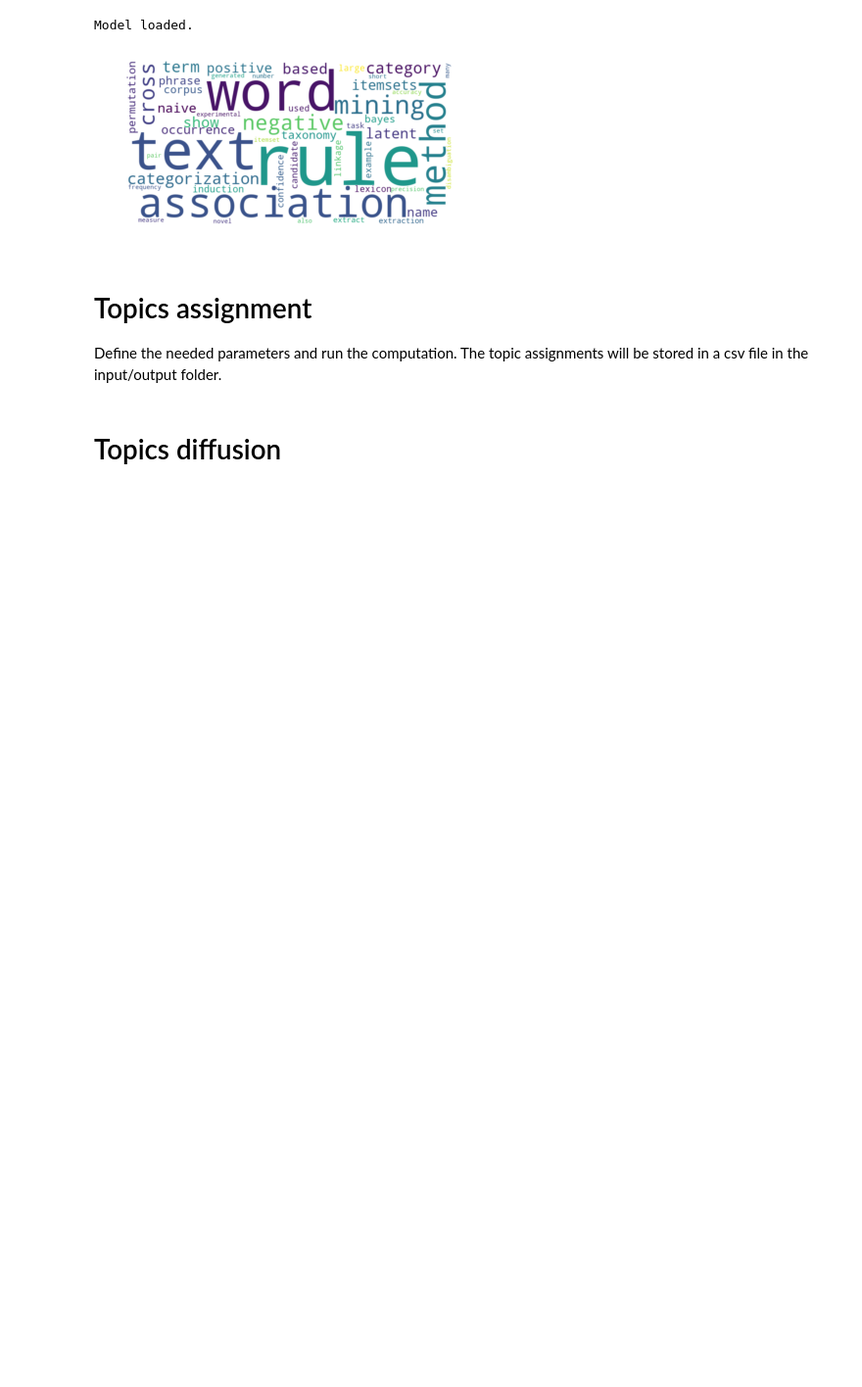
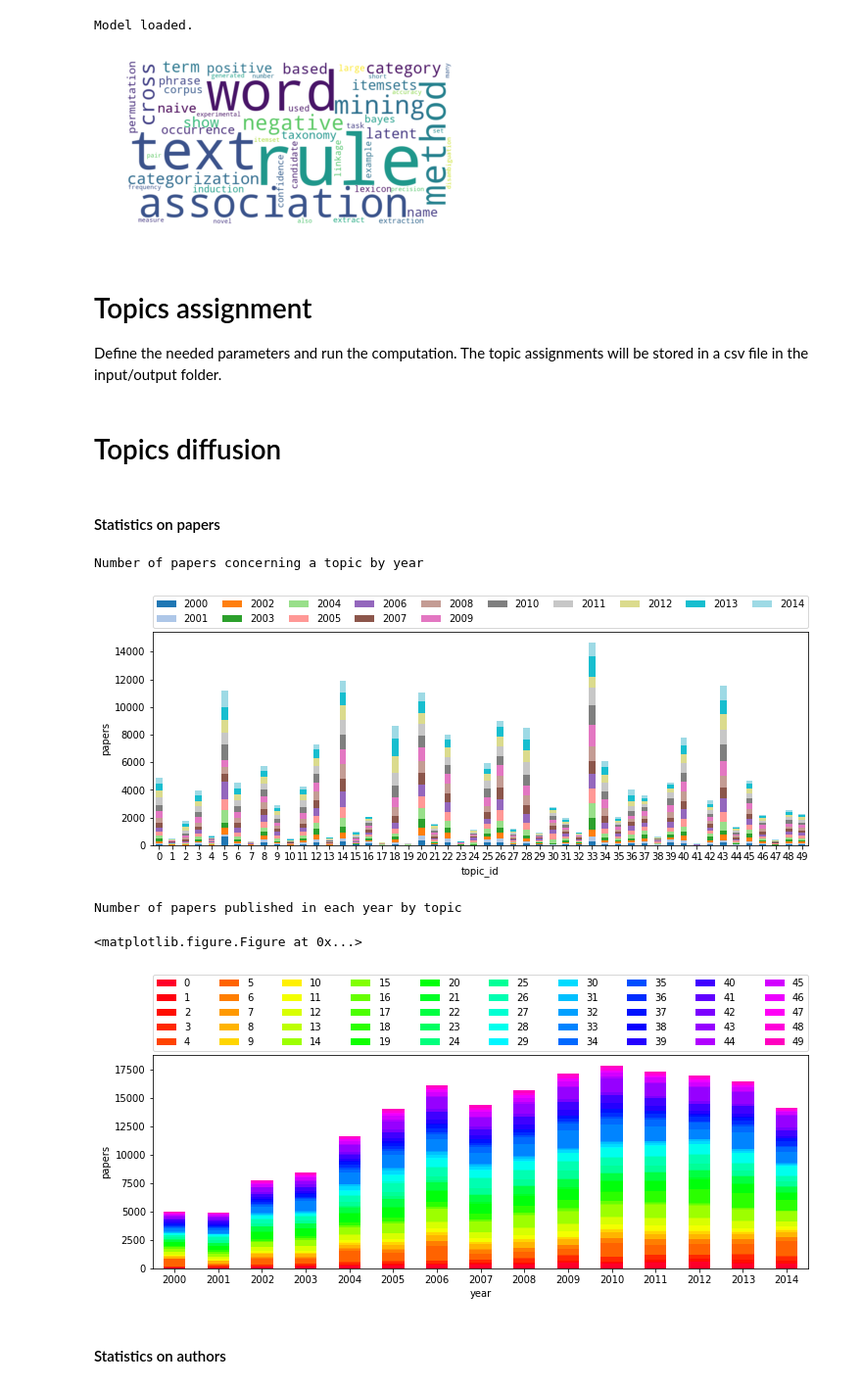
Before and after one commit to rupensa/tranet, a Jupyter notebook: notebook/TrAnET.ipynb, the cells around one changed output. Shown: that part at 98% size. Cells and saved outputs as stored; diff of their text form; code cells hidden in the pictures; blank space fills up the shorter version.

Commit message:
Add workflow for topic diffusion

```diff
--- a/notebook/TrAnET.ipynb
+++ b/notebook/TrAnET.ipynb
@@ -123,0 +141,48 @@ TODO
+# %% [markdown]
+#### Statistics on papers
+# %%
+#get dataframe of items <paper_id, year, topic_id, topic_weight>
+def get_papers():
+    # get topics for each paper
+    paper_topics = pd.read_csv("../demo_files/2000-2014-50-2000-2014-paper-topicid.csv", sep=';')
+    # get year of each paper
+    pipeline = [
+                {'$match': {'year': {'$gte': diffusion_starting_year, '$lte': diffusion_ending_year}}}, # filter years
+                {"$project": {'acm_id': '$acm_id', 'year':'$year'}}
+    ]
+
+    result = papers_collection.aggregate(pipeline)
+    paper_year =  pd.DataFrame(list(result))
+    del paper_year['_id']
+    # merge for assigning topic and year to each paper
+    res = paper_topics.merge(paper_year, how = "left", left_on = "acm_id", right_on = "acm_id")
+    res.dropna(inplace=True)  # delete unfound years, if any
+    return res
+
+#plot dataframe of items <paper_id, year, topic_id>
+def plot_papers_overview(csv, index, columns, cmap=plt.cm.Vega20):
+    t = csv[csv["topic_weight"] >= minimum_topic_weight].pivot_table(index=index, columns=columns, values='acm_id', aggfunc='count')
+    fig, ax = plt.subplots(1,1, figsize=(12,4))
+    t.plot.bar(rot=0, stacked=True, ax=ax, cmap=cmap)
+    plt.legend(bbox_to_anchor=(0., 1.02, 1., .102), loc=3, ncol=10, mode="expand", borderaxespad=0.)
+    plt.ylabel("papers")
+    plt.show()
+    plt.gcf().clear()
+    return
+# %%
+#get dataframe of items <paper_id, year, topic_id, topic_weight>
+papers_csv = get_papers()
+# %%
+print("Number of papers concerning a topic by year")
+plot_papers_overview(papers_csv, 'topic_id', 'year')
+
+print("Number of papers published in each year by topic")
+plot_papers_overview(papers_csv, 'year', 'topic_id', cmap=plt.cm.gist_rainbow)
+# %% [output]
+Number of papers concerning a topic by year
+[figure, added]
+Number of papers published in each year by topic
+<matplotlib.figure.Figure at 0x...>
+[figure, added]
+# %% [markdown]
+#### Statistics on authors
```
Also changed, not shown: parts of 17 cells of this notebook, 2 other files.
